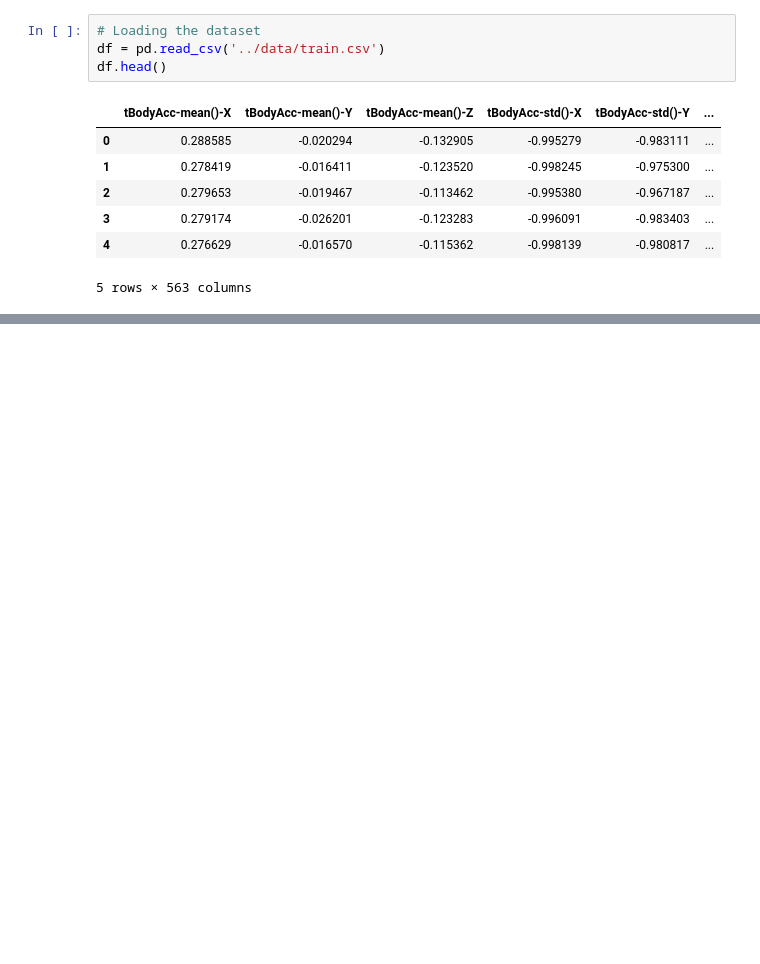
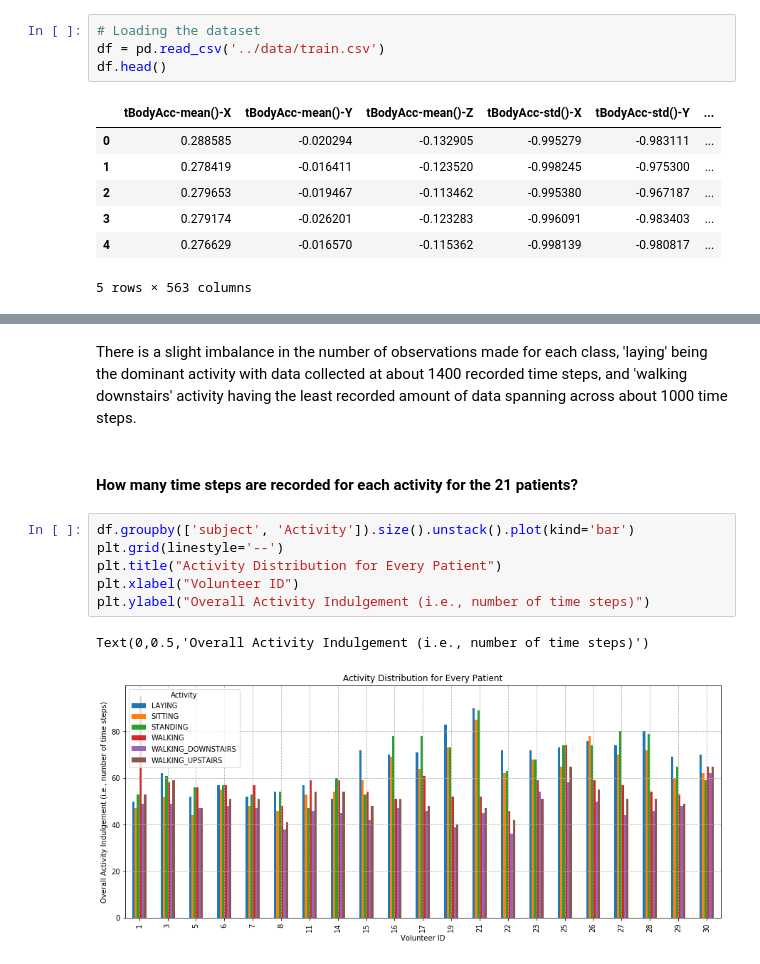
Before and after one commit to shriya2909/human-activity-recognition-with-smartphones, a Jupyter notebook: exploratory_analysis/Exploratory Data Analysis.ipynb, the cells around one changed output, grey strips where cells are left out. Drawn from its saved outputs; the diff is of its cells as text; blank space fills up the shorter version.

```diff
--- a/exploratory_analysis/Exploratory Data Analysis.ipynb
+++ b/exploratory_analysis/Exploratory Data Analysis.ipynb
@@ -282,0 +130,13 @@ df['Activity'][4104]
+# %% [markdown]
+There is a slight imbalance in the number of observations made for each class, 'laying' being the dominant activity with data collected at about 1400 recorded time steps, and 'walking downstairs' activity having the least recorded amount of data spanning across about 1000 time steps.
+# %% [markdown]
+#### How many time steps are recorded for each activity for the 21 patients?
+# %%
+df.groupby(['subject', 'Activity']).size().unstack().plot(kind='bar')
+plt.grid(linestyle='--')
+plt.title("Activity Distribution for Every Patient")
+plt.xlabel("Volunteer ID")
+plt.ylabel("Overall Activity Indulgement (i.e., number of time steps)")
+# %% [output]
+Text(0,0.5,'Overall Activity Indulgement (i.e., number of time steps)')
+[figure, added]
```
Also changed, not shown: parts of 57 cells of this notebook.
